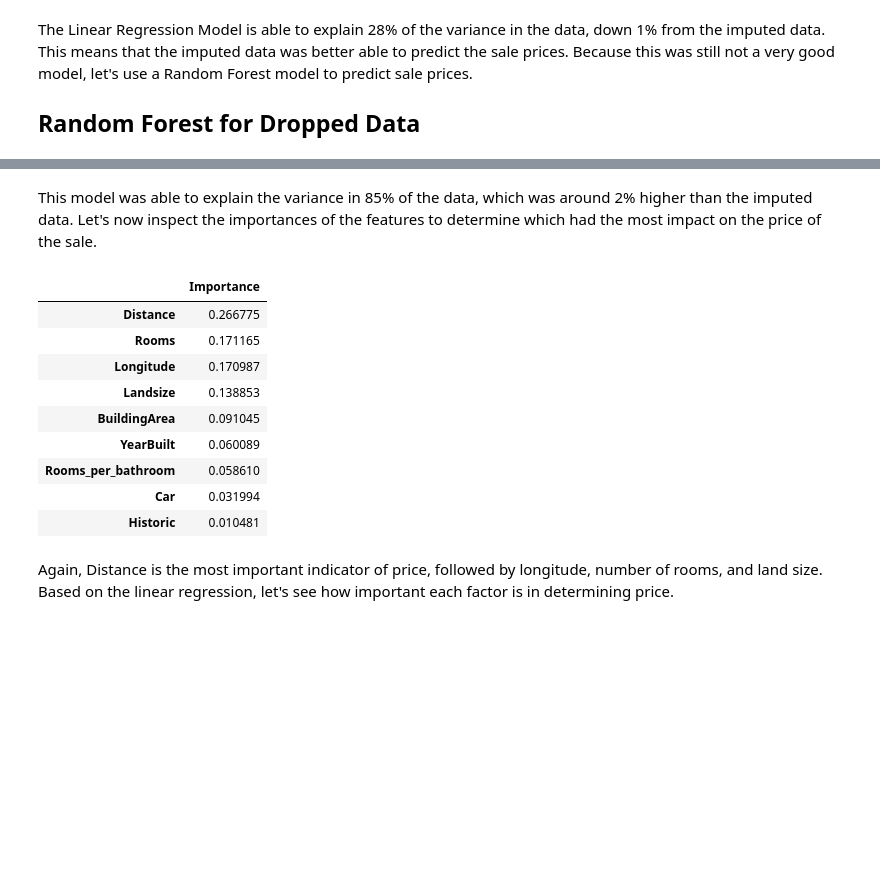
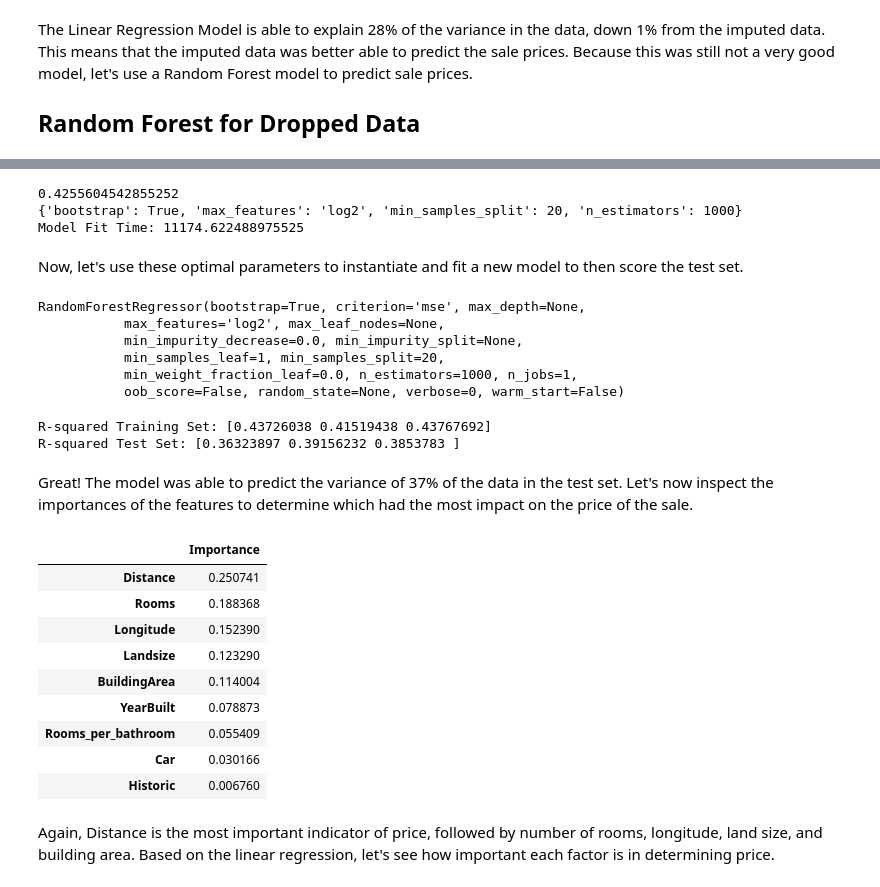
Before and after one commit to ephs08kmp/Thinkful_Challenges, a Jupyter notebook: 3.6.4 Housing Prices Challenge.ipynb, the cells around one changed output, grey strips where cells are left out. Drawn from its saved outputs; the diff is of its cells as text; code cells hidden in the pictures; blank space fills up the shorter version.

```diff
--- a/3.6.4 Housing Prices Challenge.ipynb
+++ b/3.6.4 Housing Prices Challenge.ipynb
@@ -458,0 +489,5 @@ This model performed significantly better than the other models, and is able to
+# %%
+#instantiate and fit model with best parameters from GridSearchCV
+best_params = grid_rfr.best_params_
+rfr2 = RandomForestRegressor(**best_params)
+rfr2.fit(Xi_train, Yi_train)
@@ -535,7 +583,8 @@ The Linear Regression Model is able to explain 28% of the variance in the data,
 
 ## Random Forest for Dropped Data
 # %%
-rfr2 = RandomForestRegressor(n_estimators=100)
-rfr2.fit(X_train, Y_train)
-rfr2.score(X_train, Y_train)
+rfr3 = RandomForestRegressor(n_estimators=100)
+rfr3.fit(X_train, Y_train)
+print(rfr3.score(X_train, Y_train))
+print(cross_val_score(rfr3, X_train, Y_train))
 # %% [output]
@@ -543,22 +595,59 @@ rfr2.score(X_train, Y_train)
+# %%
+rfr4 = RandomForestRegressor()
+parameters = {'n_estimators':[10,100,1000],
+             'max_features':['auto', 'sqrt','log2'],
+             'min_samples_split':[2,8,20],
+             'bootstrap':[True, False]}
+t0 = time.time()
+grid_rfr2 = GridSearchCV(estimator=rfr4, param_grid=parameters)
+grid_rfr2.fit(X_train, Y_train)
+print(grid_rfr2.best_score_)
+print(grid_rfr2.best_params_)
+t1 = time.time()
+print('Model Fit Time:', t1-t0)
+# %% [output]
+0.4255604542855252
+{'bootstrap': True, 'max_features': 'log2', 'min_samples_split': 20, 'n_estimators': 1000}
+Model Fit Time: 11174.622488975525
+# %% [markdown]
+Now, let's use these optimal parameters to instantiate and fit a new model to then score the test set.
+# %%
+#instantiate and fit model with best parameters from GridSearchCV
+best_params2 = grid_rfr2.best_params_
+rfr5 = RandomForestRegressor(**best_params2)
+rfr5.fit(Xi_train, Yi_train)
+# %% [output]
+RandomForestRegressor(bootstrap=True, criterion='mse', max_depth=None,
+           max_features='log2', max_leaf_nodes=None,
+           min_impurity_decrease=0.0, min_impurity_split=None,
+           min_samples_leaf=1, min_samples_split=20,
+           min_weight_fraction_leaf=0.0, n_estimators=1000, n_jobs=1,
+           oob_score=False, random_state=None, verbose=0, warm_start=False)
+# %%
+print('R-squared Training Set:', cross_val_score(rfr5, Xi_train, Yi_train))
+print('R-squared Test Set:', cross_val_score(rfr5, Xi_test, Yi_test))
+# %% [output]
+R-squared Training Set: [0.43726038 0.41519438 0.43767692]
+R-squared Test Set: [0.36323897 0.39156232 0.3853783 ]
 # %% [markdown]
-This model was able to explain the variance in 85% of the data, which was around 2% higher than the imputed data.  Let's now inspect the importances of the features to determine which had the most impact on the price of the sale.
+Great! The model was able to predict the variance of 37% of the data in the test set.  Let's now inspect the importances of the features to determine which had the most impact on the price of the sale.
 # %%
 importances2 = pd.DataFrame(index=X_train.columns)
-importances2['Importance'] = rfr2.feature_importances_
+importances2['Importance'] = rfr5.feature_importances_
 importances2.sort_values('Importance', ascending=False)
 # %% [output]
 |  | Importance |
-| Distance | 0.266775 |
-| Rooms | 0.171165 |
-| Longitude | 0.170987 |
-| Landsize | 0.138853 |
-| BuildingArea | 0.091045 |
-| YearBuilt | 0.060089 |
-| Rooms_per_bathroom | 0.058610 |
-| Car | 0.031994 |
-| Historic | 0.010481 |
+| Distance | 0.250741 |
+| Rooms | 0.188368 |
+| Longitude | 0.152390 |
+| Landsize | 0.123290 |
+| BuildingArea | 0.114004 |
+| YearBuilt | 0.078873 |
+| Rooms_per_bathroom | 0.055409 |
+| Car | 0.030166 |
+| Historic | 0.006760 |
 # %% [markdown]
-Again, Distance is the most important indicator of price, followed by longitude, number of rooms, and land size. Based on the linear regression, let's see how important each factor is in determining price.
+Again, Distance is the most important indicator of price, followed by number of rooms, longitude, land size, and building area. Based on the linear regression, let's see how important each factor is in determining price.
 # %%
 price_fn = pd.DataFrame(index=Xi_train.columns)
 price_fn['Coefficients'] = linreg.coef_
```
Also changed, not shown: parts of 22 cells of this notebook.
